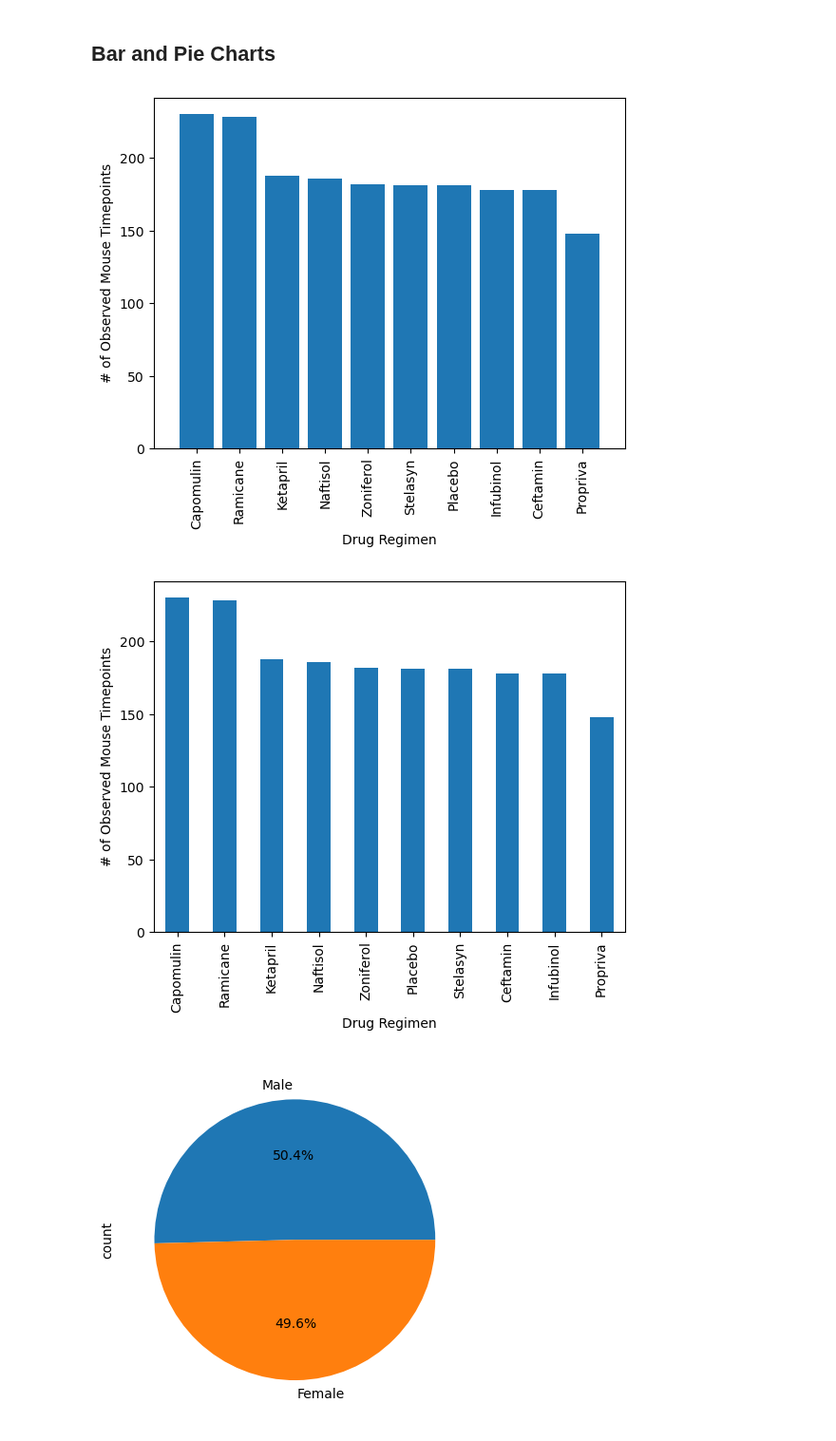
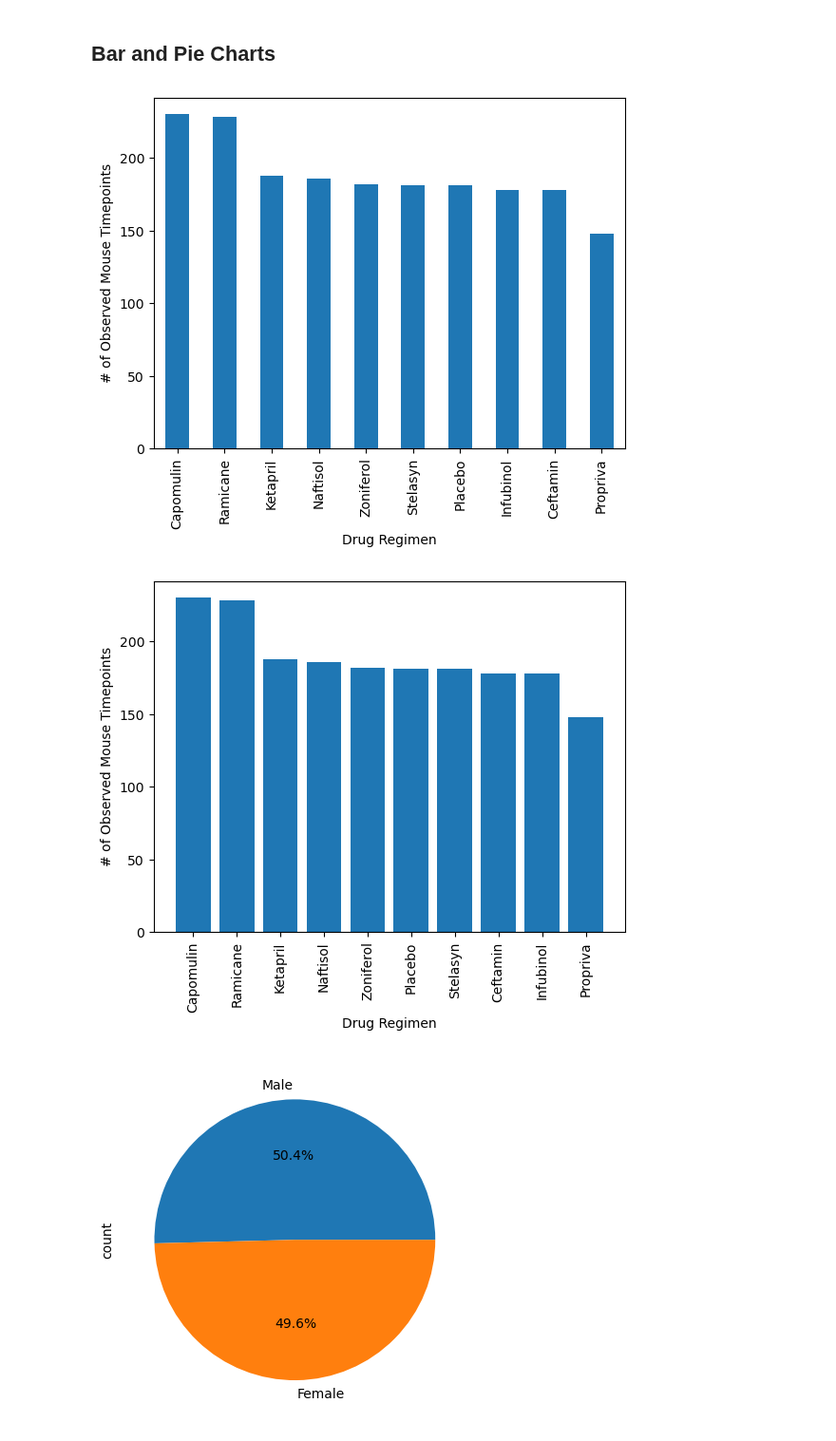
Before and after one commit to Golnaz8/Matplotlib_visualization, a Jupyter notebook: Pymaceuticals/pymaceuticals_ultimate.ipynb, the cells around one changed output. Shown at 95% size. Saved outputs shown, nothing was run; the diff lists cells and outputs as text; code cells hidden in the pictures.

Commit message:
Chenged the shape of two charts

```diff
--- a/Pymaceuticals/pymaceuticals_ultimate.ipynb
+++ b/Pymaceuticals/pymaceuticals_ultimate.ipynb
@@ -152,13 +152,13 @@ summary_statistics_advanced
 # %%
 # Generate a bar plot showing the total number of rows (Mouse ID/Timepoints) for each drug regimen using Pandas.
 drug_regimen_counts = cleaned_df['Drug Regimen'].value_counts()
-drug_regimen_counts.plot(kind='bar', width= 0.8)
+drug_regimen_counts.plot(kind='bar', width= 0.5)
 plt.xlabel('Drug Regimen')
 plt.ylabel('# of Observed Mouse Timepoints')
-plt.xlim(-1, len(drug_regimen_counts))
+plt.xlim(-0.5, len(drug_regimen_counts)-0.5)
 plt.show()
 # %% [output]
-[figure, old version]
+[figure, new version]
 # %%
 drug_regimen_counts = cleaned_df['Drug Regimen'].value_counts()
 summary_statistics_advanced_copy = summary_statistics_advanced.copy()
@@ -172,11 +172,11 @@ y_axis = summary_statistics["Counts"]
 plt.xticks(rotation="vertical")
 plt.xlabel('Drug Regimen')
 plt.ylabel('# of Observed Mouse Timepoints')
-plt.xlim(-0.5, len(x_axis)-0.5)
-plt.bar(x_axis, y_axis, align="center", width=0.5)
+plt.xlim(-0.9, len(x_axis)-0.1)
+plt.bar(x_axis, y_axis, align="center", width=0.8)
 plt.show()
 # %% [output]
-[figure, old version]
+[figure, new version]
 # %%
 # Generate a pie chart, using Pandas, showing the distribution of unique female versus male mice used in the study
 female_count = len(cleaned_df.loc[cleaned_df["Sex"] == "Female"]["Mouse ID"].unique())
```
Also changed, not shown: parts of 1 cell of this notebook.
